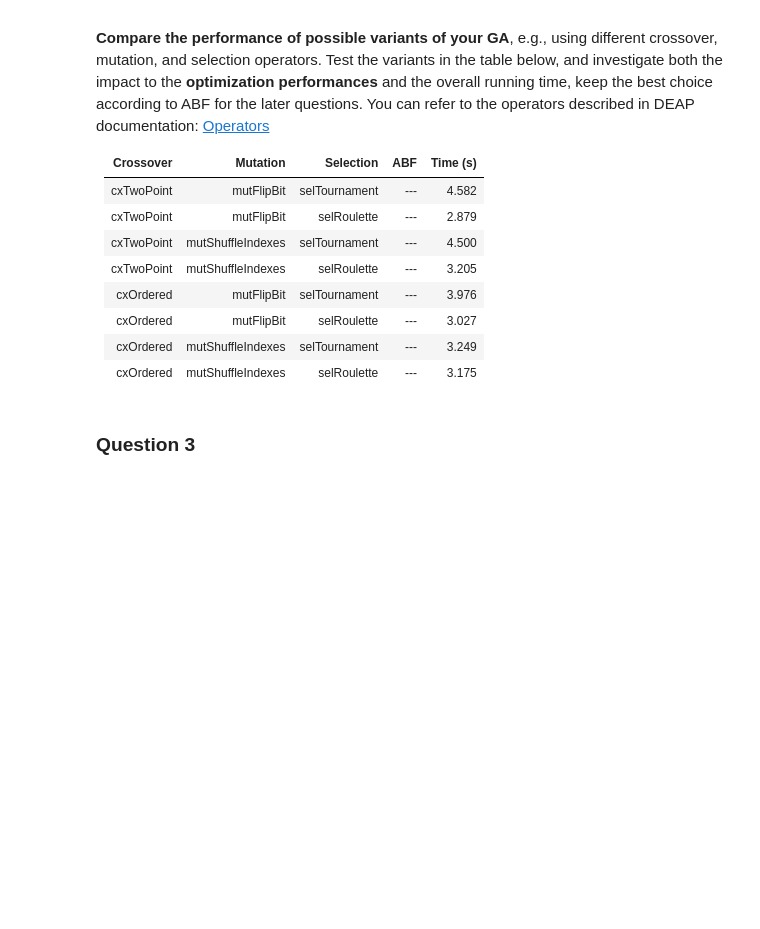
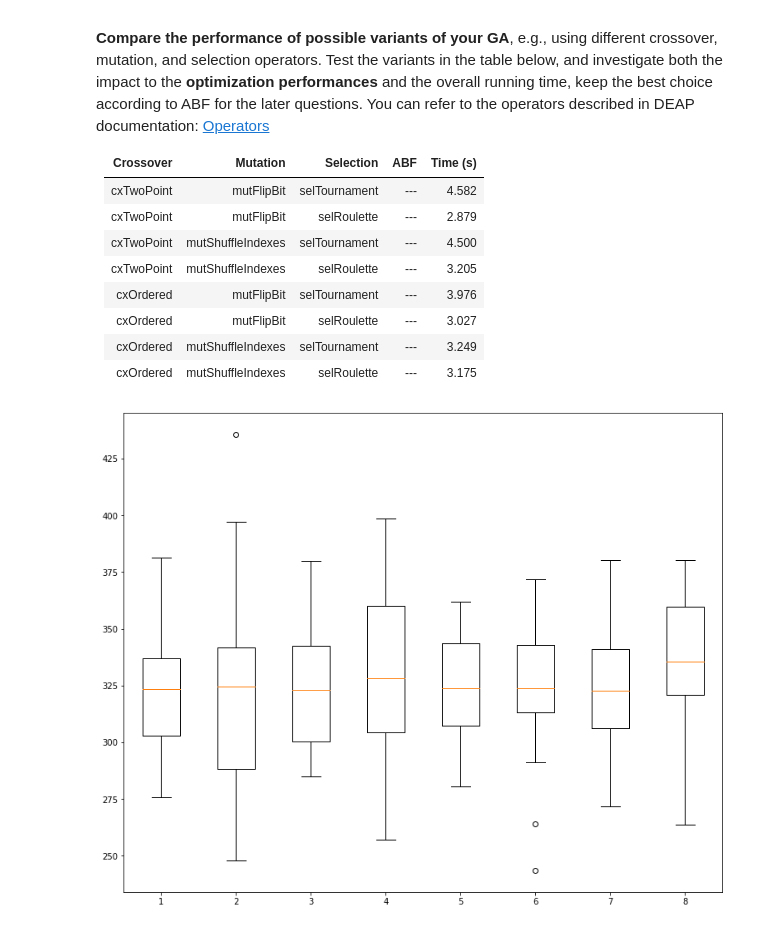
Before and after one commit to grafaelw/1BM120-Assignment14, a Jupyter notebook: Assignment-1/Petrinet.ipynb, the cells around one changed output. Drawn from its saved outputs; the diff is of its cells as text; code cells hidden in the pictures; blank space fills up the shorter version.

Commit message:
Question 2 is solved

```diff
--- a/Assignment-1/Petrinet.ipynb
+++ b/Assignment-1/Petrinet.ipynb
@@ -314,5 +309,3 @@ You can refer to the operators described in DEAP documentation: [Operators](http
 | cxOrdered | mutFlipBit | selRoulette | --- | 3.027 |
 | cxOrdered | mutShuffleIndexes | selTournament | --- | 3.249 |
 | cxOrdered | mutShuffleIndexes | selRoulette | --- | 3.175 |
-# %% [markdown]
-### Question 3
@@ -329,0 +312,66 @@ LIST_HYPPARAM = [
+# %%
+LIST_HYPPARAM = [
+[toolbox.register("mate", tools.cxTwoPoint), toolbox.register("mutate", tools.mutFlipBit, indpb=0.05), toolbox.register("select", tools.selTournament, tournsize=3)],
+[toolbox.register("mate", tools.cxTwoPoint), toolbox.register("mutate", tools.mutFlipBit, indpb=0.05), toolbox.register("select", tools.selRoulette)],
+[toolbox.register("mate", tools.cxTwoPoint), toolbox.register("mutate", tools.mutShuffleIndexes, indpb=0.05),
+ toolbox.register("select", tools.selTournament, tournsize=3)],
+[toolbox.register("mate", tools.cxTwoPoint), toolbox.register("mutate", tools.mutShuffleIndexes, indpb=0.05), toolbox.register("select", tools.selRoulette)],
+[toolbox.register("mate", tools.cxOrdered), toolbox.register("mutate", tools.mutFlipBit, indpb=0.05), toolbox.register("select", tools.selTournament, tournsize=3)],
+[toolbox.register("mate", tools.cxOrdered), toolbox.register("mutate", tools.mutFlipBit, indpb=0.05), toolbox.register("select", tools.selRoulette)],
+[toolbox.register("mate", tools.cxOrdered), toolbox.register("mutate", tools.mutShuffleIndexes, indpb=0.05),
+ toolbox.register("select", tools.selTournament, tournsize=3)],
+[toolbox.register("mate", tools.cxOrdered), toolbox.register("mutate", tools.mutShuffleIndexes, indpb=0.05), toolbox.register("select", tools.selRoulette)]
+]
+# %%
+
+# set up the GA parameters
+POPULATION_SIZE = 50
+P_CROSSOVER = 0.9  # probability for crossover
+P_MUTATION = 0.1   # probability for mutation
+MAX_GENERATIONS = 100
+HALL_OF_FAME_SIZE = 10
+
+# set the random seed for reproducibility
+RANDOM_SEED = 42
+random.seed(RANDOM_SEED)
+
+# Define the fitness function and the creator for individuals and population
+# creator.create("FitnessMax", base.Fitness, weights=(1.0,))
+# creator.create("Individual", list, fitness=creator.FitnessMax)
+
+# Initialize the hall of fame
+hof = tools.HallOfFame(HALL_OF_FAME_SIZE)
+
+TIME_LIST = []
+BEST_FITNESS = np.zeros((30, 8), dtype=float)
+
+# Run the algorithm
+
+for i in range(0, len(LIST_HYPPARAM)):
+
+    LIST_HYPPARAM[i][0]
+    LIST_HYPPARAM[i][1]
+    LIST_HYPPARAM[i][2]
+
+    start_time = time.time()
+    for j in range (0, 30):
+        pop = toolbox.population(n=POPULATION_SIZE)
+        pop, logbook = algorithms.eaSimple(pop, toolbox, cxpb=P_CROSSOVER, mutpb=P_MUTATION,
+                                           ngen=MAX_GENERATIONS, stats=stats, halloffame=hof, verbose=False)
+        temp = np.max(logbook.select("min")) # Temporary best fitness
+        BEST_FITNESS[j][i] = temp
+    end_time = time.time()
+    TIME_LIST.append(end_time - start_time)
+
+## Get the best individual
+# best_individual = hof[0]
+
+fig = plt.figure(figsize =(10, 8))
+# Creating axes instance
+ax = fig.add_axes([0, 0, 1, 1])
+# Creating plot
+bp = ax.boxplot(BEST_FITNESS)
+# show plot
+plt.show()
+# %% [output]
+[figure, added]
```
Also changed, not shown: parts of 2 cells of this notebook.
